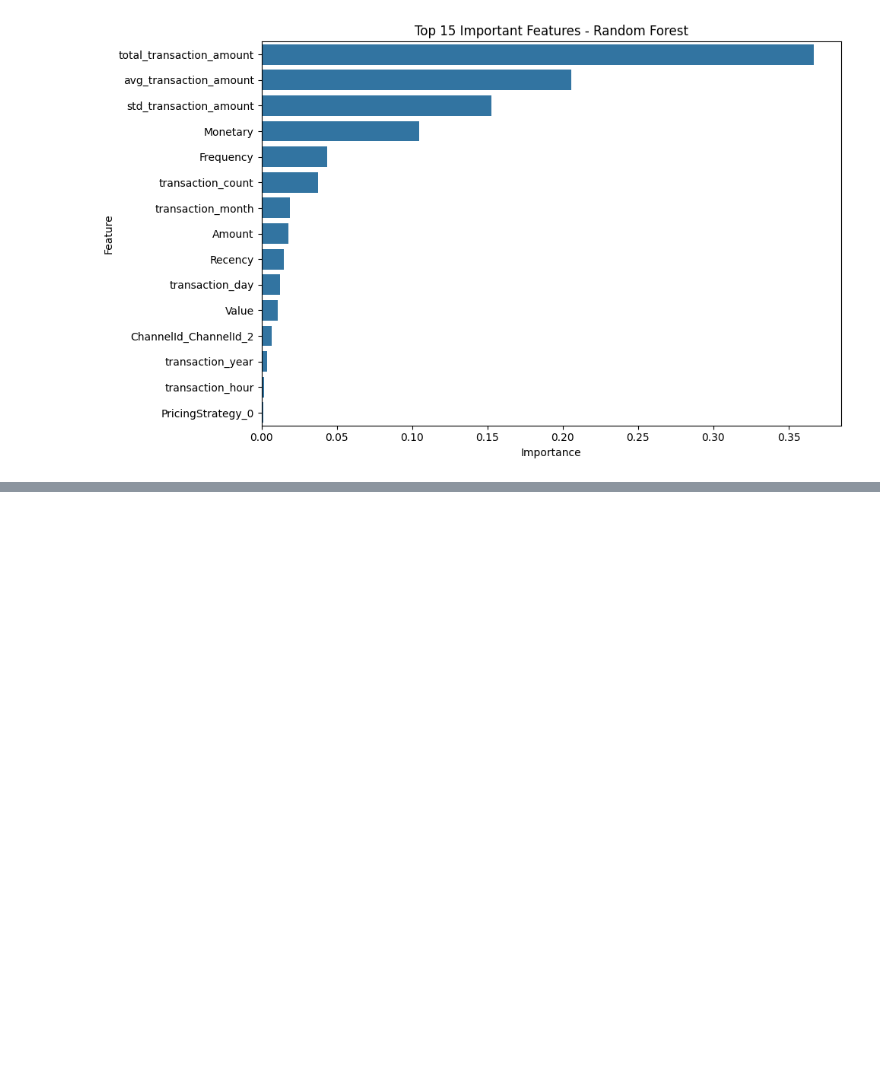
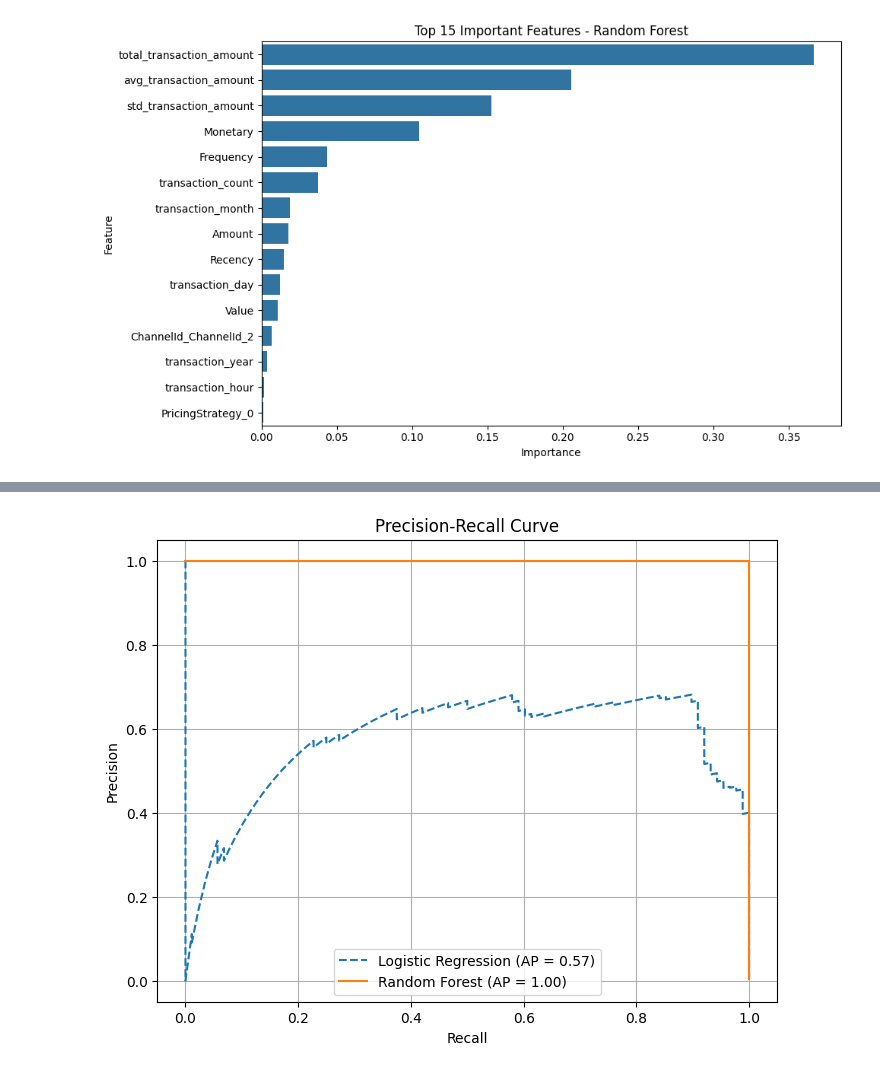
Before and after one commit to Bisrath1/Credit-risk-model, a Jupyter notebook: notebooks/03_model_training.ipynb, the cells around one changed output, grey strips where cells are left out. Saved outputs shown, nothing was run; the diff lists cells and outputs as text; code cells hidden in the pictures; blank space fills up the shorter version.

```diff
--- a/notebooks/03_model_training.ipynb
+++ b/notebooks/03_model_training.ipynb
@@ -205,0 +227,28 @@ feature_importances = pd.Series(importances, index=feature_names)
+# %%
+from sklearn.metrics import precision_recall_curve, average_precision_score
+import matplotlib.pyplot as plt
+
+# Get probabilities
+y_scores_lr = log_reg.predict_proba(X_test)[:, 1]
+y_scores_rf = rf_clf.predict_proba(X_test)[:, 1]
+
+# Precision-Recall for Logistic Regression
+precision_lr, recall_lr, _ = precision_recall_curve(y_test, y_scores_lr)
+ap_lr = average_precision_score(y_test, y_scores_lr)
+
+# Precision-Recall for Random Forest
+precision_rf, recall_rf, _ = precision_recall_curve(y_test, y_scores_rf)
+ap_rf = average_precision_score(y_test, y_scores_rf)
+
+# Plotting
+plt.figure(figsize=(8, 6))
+plt.plot(recall_lr, precision_lr, label=f'Logistic Regression (AP = {ap_lr:.2f})', linestyle='--')
+plt.plot(recall_rf, precision_rf, label=f'Random Forest (AP = {ap_rf:.2f})', linestyle='-')
+plt.xlabel('Recall')
+plt.ylabel('Precision')
+plt.title('Precision-Recall Curve')
+plt.legend()
+plt.grid(True)
+plt.show()
+# %% [output]
+[figure, added]
```
Also changed, not shown: parts of 2 cells of this notebook, 1 other file.
